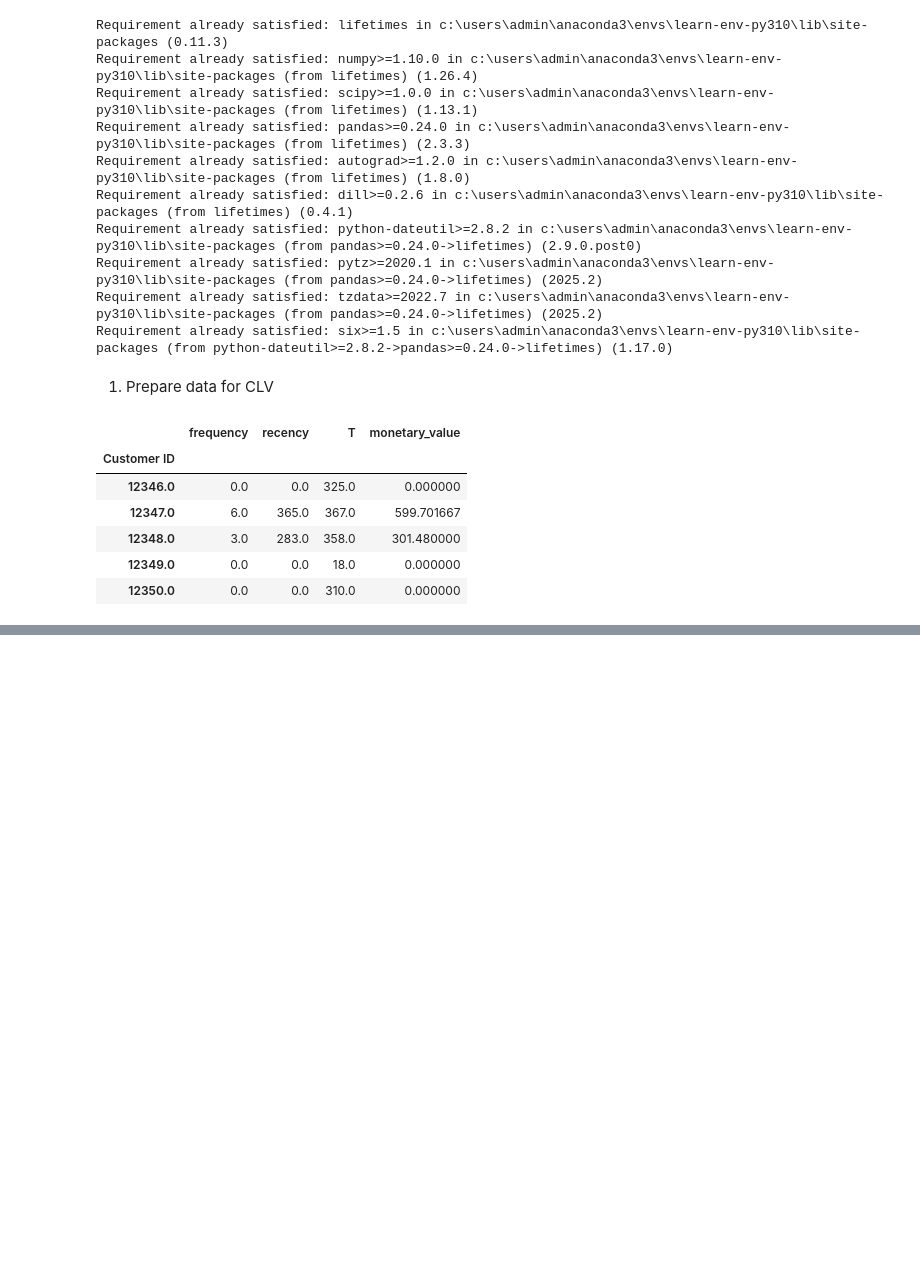
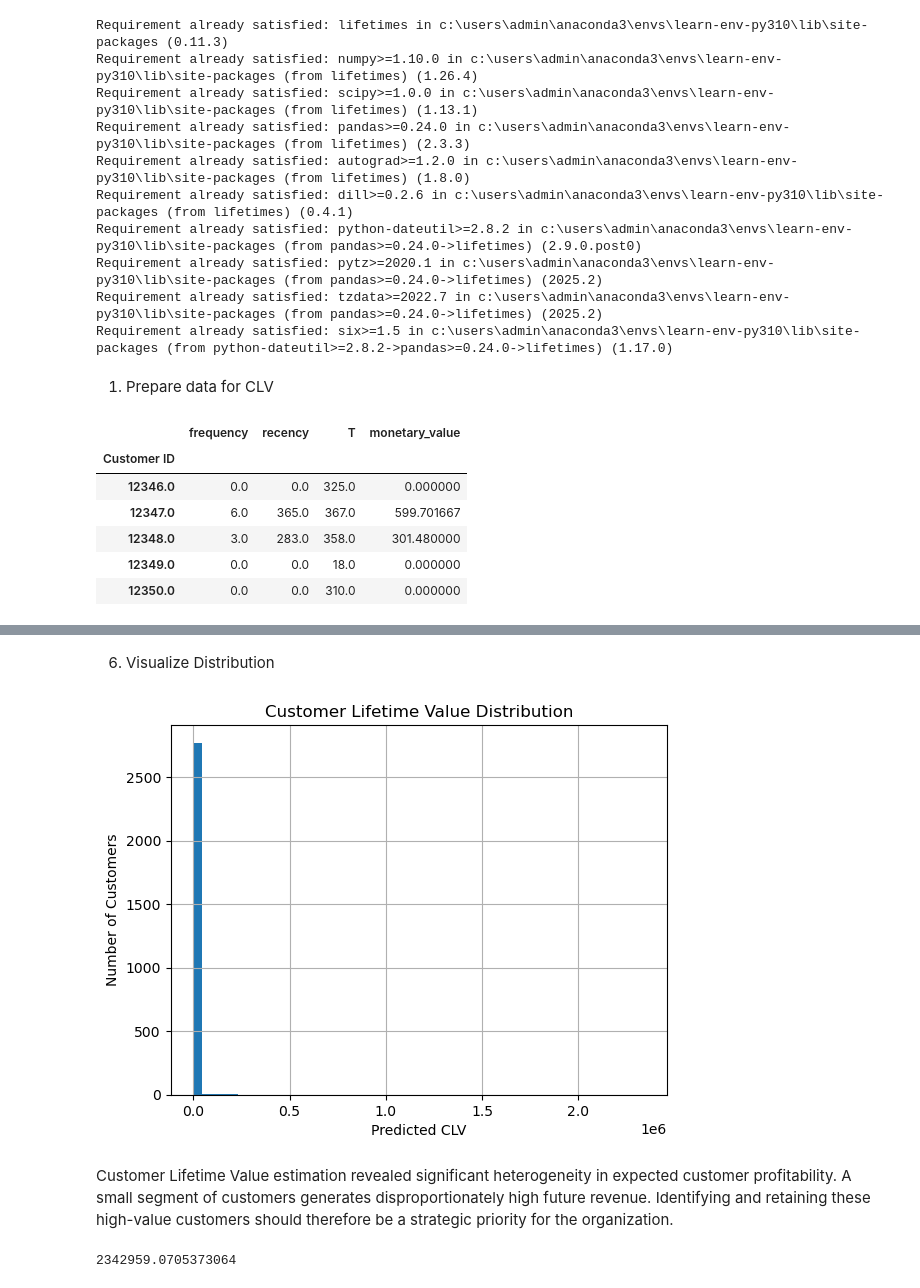
Before and after one commit to Pamela-Chebii/Consumer-Behavior-Analytics-Using-Transaction-Data, a Jupyter notebook: index.ipynb, the cells around one changed output, grey strips where cells are left out. Cells and saved outputs as stored; diff of their text form; code cells hidden in the pictures; blank space fills up the shorter version.

Commit message:
customer value matrix

```diff
--- a/index.ipynb
+++ b/index.ipynb
@@ -996,0 +1036,9 @@ clv_data.head()
+# %%
+clv_data['predicted_purchases'] = bgf.conditional_expected_number_of_purchases_up_to_time(
+    30,
+    clv_data['frequency'],
+    clv_data['recency'],
+    clv_data['T']
+)
+
+clv_data.head()
@@ -996,0 +1065,10 @@ clv_data.head()
+# %%
+from lifetimes import GammaGammaFitter
+
+ggf = GammaGammaFitter(penalizer_coef=0.1)
+ggf.fit(
+    clv_data['frequency'],
+    clv_data['monetary_value']
+)
+
+ggf.summary
@@ -996,0 +1082,13 @@ clv_data.head()
+# %%
+clv_data['CLV'] = ggf.customer_lifetime_value(
+    bgf,
+    clv_data['frequency'],
+    clv_data['recency'],
+    clv_data['T'],
+    clv_data['monetary_value'],
+    time=12,          # months
+    freq='D',
+    discount_rate=0.01
+)
+
+clv_data.head()
@@ -996,0 +1103,17 @@ clv_data.head()
+# %% [markdown]
+6. Visualize Distribution
+# %%
+clv_data['CLV'].hist(bins=50)
+
+plt.title("Customer Lifetime Value Distribution")
+plt.xlabel("Predicted CLV")
+plt.ylabel("Number of Customers")
+plt.show()
+# %% [output]
+[figure, added]
+# %% [markdown]
+Customer Lifetime Value estimation revealed significant heterogeneity in expected customer profitability. A small segment of customers generates disproportionately high future revenue. Identifying and retaining these high-value customers should therefore be a strategic priority for the organization.
+# %%
+clv_data['CLV'].max()
+# %% [output]
+2342959.0705373064
```
Also changed, not shown: parts of 20 cells of this notebook.
